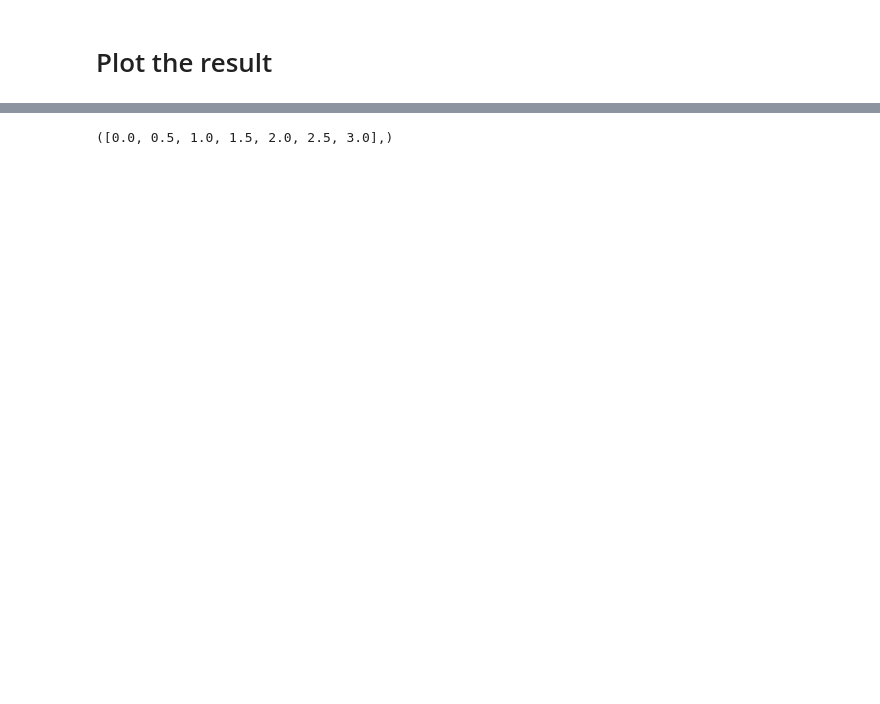
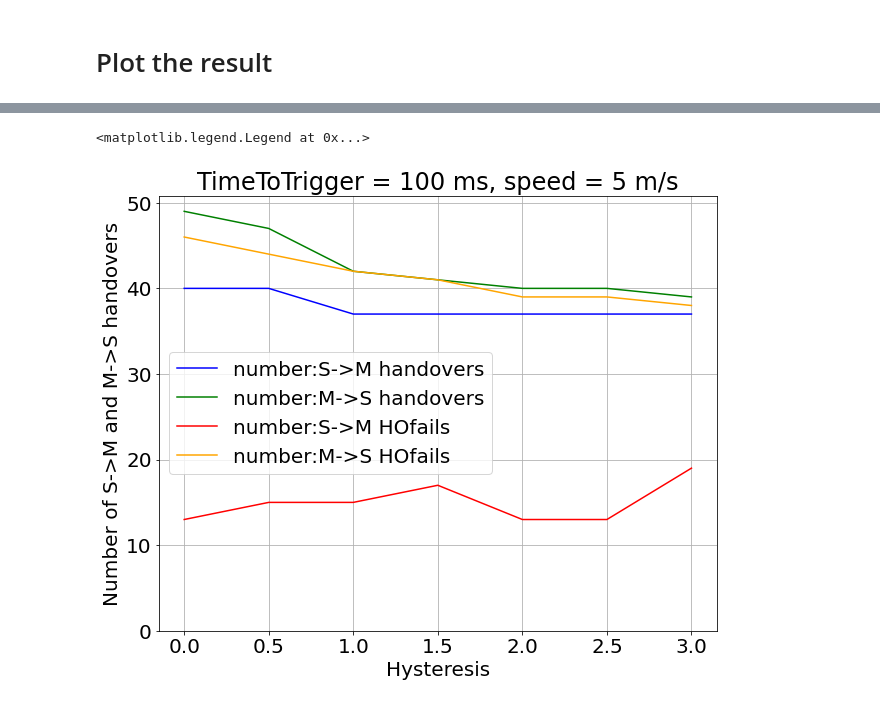
Before and after one commit to MrZHU17/ns3_sem, a Jupyter notebook: ns3-sem-results/lena_hofailure_4cell/A3ho/rngrun1/lena_hofailure_Rngrun1.ipynb, the cells around one changed output, grey strips where cells are left out. Cells and saved outputs as stored; diff of their text form; code cells hidden in the pictures; blank space fills up the shorter version.

```diff
--- a/ns3-sem-results/lena_hofailure_4cell/A3ho/rngrun1/lena_hofailure_Rngrun1.ipynb
+++ b/ns3-sem-results/lena_hofailure_4cell/A3ho/rngrun1/lena_hofailure_Rngrun1.ipynb
@@ -54,3 +64,22 @@ campaign.run_missing_simulations(param_combination, stop_on_errors=False)
+# %%
+param_combination = {'simTime':3000,
+                     'MacroPower':46,
+                     'SmallPower':24,
+                     'nBlocks': 5, #list([1,2,3,4,5,6,7,8,9,10]),#round(4*nBlocks*0.1)
+                     'nMacroEnbSites': 1, #list([1,2,3,4,5,6,7,8,9,10]),
+                     'nMacroEnbSitesX': 1,
+                     'macroUeDensity': 0.0000025,#4000x4000 [p * 0.5 for p in range(0.0001, 0.01)]
+                     'homeEnbDeploymentRatio': 1.0,
+                     'homeEnbActivationRatio': 1.0,
+                     'homeUesHomeEnbRatio': 1.0,
+                     'outdoorUeSpeed': list([1.0,5.0,10.0]),#[j * 2.0 for j in range(2.0, 10.0)]
+                     'handoverAlgorithm': 'A3',
+                     'Hysteresis': [j * 1.0 for j in np.arange(0.0, 3.2, 0.5)],
+                     'TimeToTrigger':  list([40.0, 64.0, 80.0, 100.0, 128.0, 160.0, 256.0]),
+                     'SrsPeriodicity': 80,
+                     'generateRem': 0,
+                     'RngRun': [1]
+                    }
 # %% [markdown]
 # Summarize the result
 # %%
@@ -136,5 +205,21 @@ results.plot.bar('Hysteresis','num_HFJs')
-# %%
-import numpy as np
-[j * 1.0 for j in np.arange(0.0, 3.2, 0.5)],
-# %% [output]
-([0.0, 0.5, 1.0, 1.5, 2.0, 2.5, 3.0],)
+# %%
+results_Hys = results[(results['TimeToTrigger'] == 100.0) & (results['outdoorUeSpeed'] == 10.0)]
+plt.rcParams.update({'font.size':20})
+fig = plt.figure(figsize=(10, 8))
+ax = plt.axes()
+#ax.plot(results_Hys['Hysteresis'], results_Hys['num_HOs'], color = 'blue')
+ax.plot(results_Hys['Hysteresis'], results_Hys['num_SMhos'], color = 'blue')
+ax.plot(results_Hys['Hysteresis'], results_Hys['num_MShos'], color = 'green')
+ax.plot(results_Hys['Hysteresis'], results_Hys['num_SMho_fail'], color = 'red')
+ax.plot(results_Hys['Hysteresis'], results_Hys['num_MSho_fail'], color = 'orange')
+
+#ax.plot(results_Hys['Hysteresis'], results_Hys['num_RLFs'], color = 'black')
+ax.grid()
+ax.set_xlabel('Hysteresis')
+ax.set_ylabel('Number of S->M and M->S handovers')
+ax.set_title('TimeToTrigger = 100 ms, speed = 5 m/s')
+ax.set_ylim(bottom=0)
+ax.legend(['number:S->M handovers', 'number:M->S handovers','number:S->M HOfails','number:M->S HOfails'])
+# %% [output]
+<matplotlib.legend.Legend at 0x...>
+[figure, added]
```
Also changed, not shown: parts of 6 cells of this notebook.
